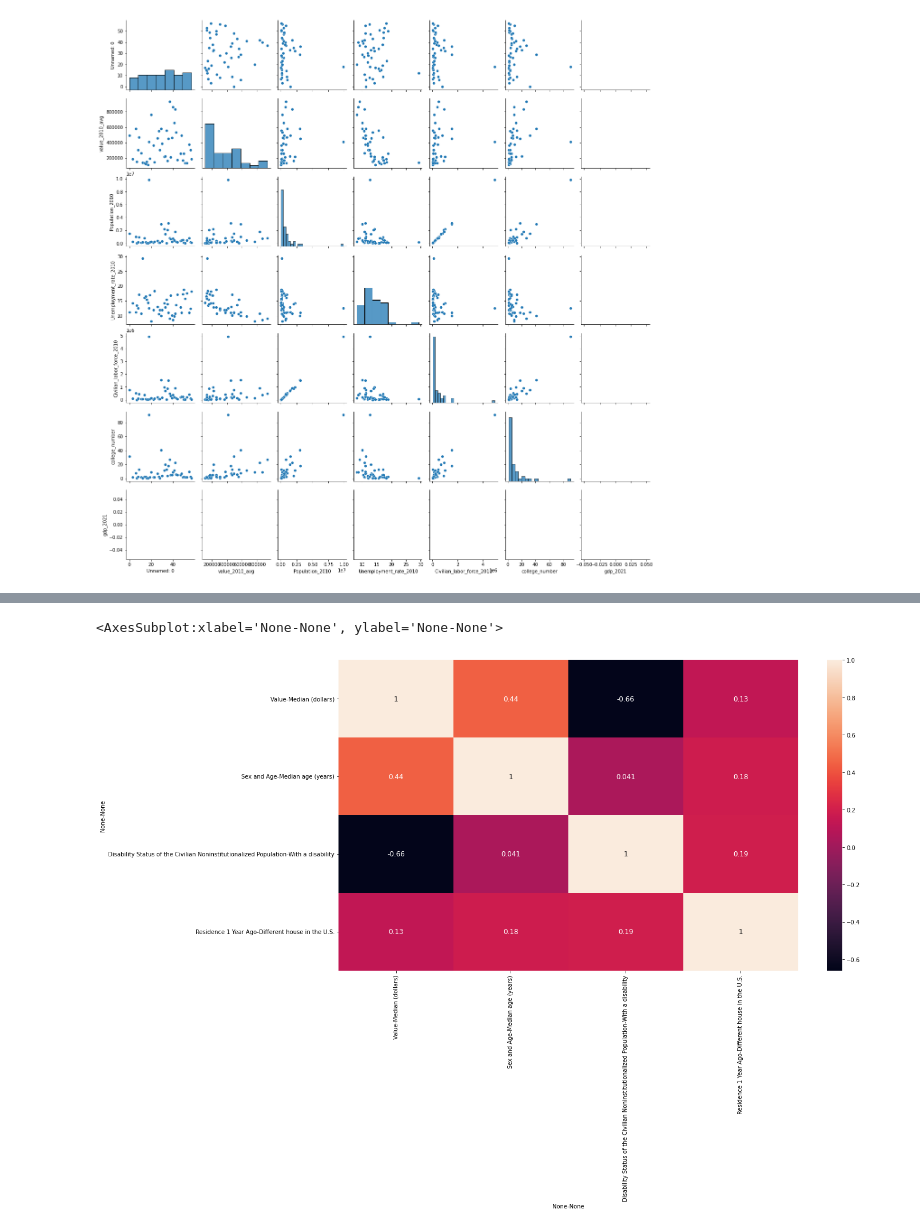
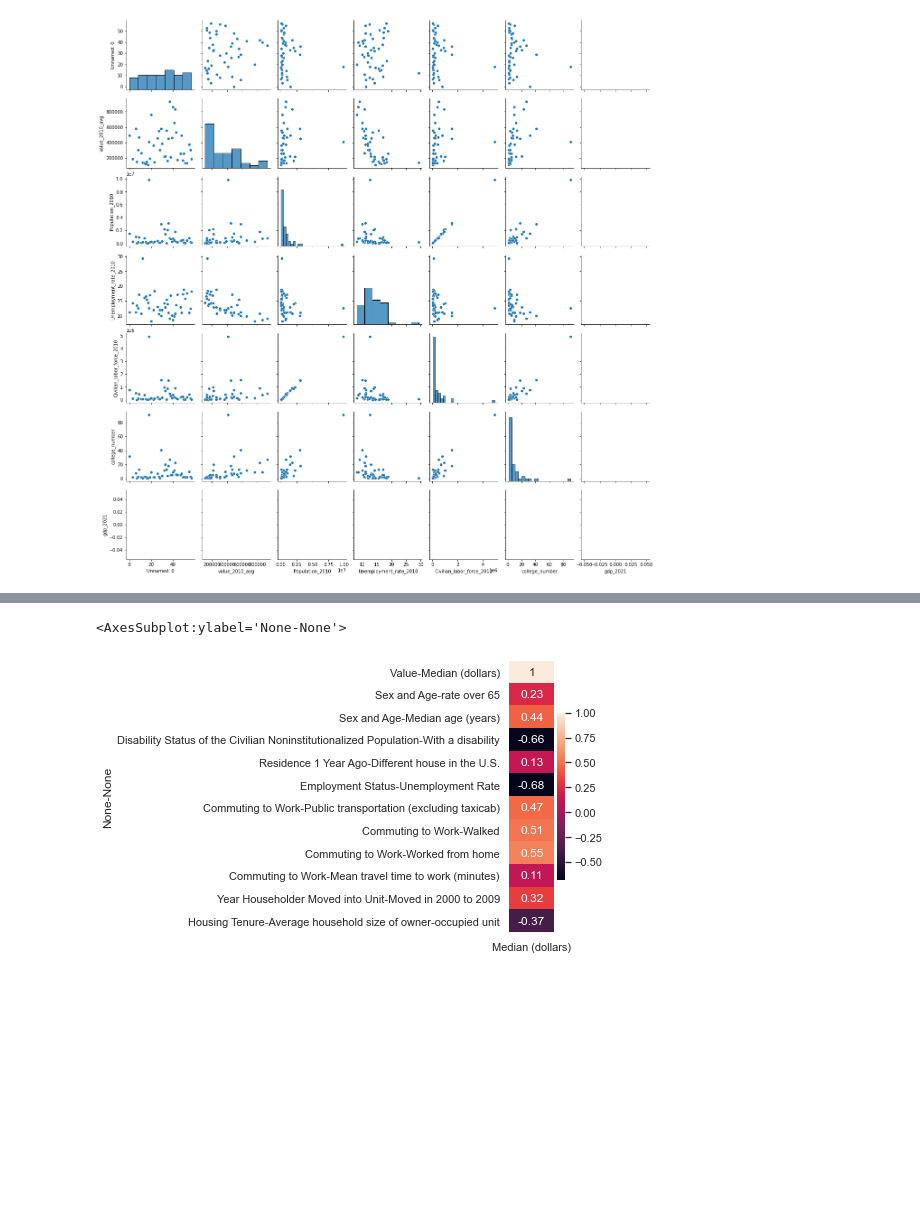
Before and after one commit to JeisonPham/ECE143Project, a Jupyter notebook: coll.ipynb, the cells around one changed output, grey strips where cells are left out. Cells and saved outputs as stored; diff of their text form; code cells hidden in the pictures; blank space fills up the shorter version.

```diff
--- a/coll.ipynb
+++ b/coll.ipynb
@@ -25,8 +25,10 @@ sns.heatmap(corrmat, annot = True, annot_kws={'size': 12})
 # %%
-# import pandas as pd
-df = pd.read_csv(r"C:\Users\kicph\python_code\ECE143\project\ECE143Project\select\2019_data_drp.csv",header = [0,1])
+import pandas as pd
+df = pd.read_csv(r"C:\Users\myros\Downloads\2019_data_drp.csv",header = [0,1])
 # data = df.values # note that the data is array type
 # index1 = list(df.keys()) # title list
 # data = list(map(list, zip(*data))) # map()convert to list
 # data = pd.DataFrame(data, index=index1) # swap row and column
 # data.to_csv(r"C:\Users\kicph\python_code\ECE143\project\ECE143Project\select\2019_data.csv")
+
+df.columns.tolist()
@@ -57,13 +53,16 @@ df
 # %%
 idx = pd.IndexSlice
-data = df.loc[:,[idx['Value','Median (dollars)'],idx['Sex and Age','rate over 65'],idx['Sex and Age','Median age (years)'],idx["Disability Status of the Civilian Noninstitutionalized Population","With a disability"],idx["Residence 1 Year Ago",'Different house in the U.S.']]]
+data = df.loc[:,[idx['Value','Median (dollars)'],idx['Sex and Age','rate over 65'],idx['Sex and Age','Median age (years)'],idx["Disability Status of the Civilian Noninstitutionalized Population","With a disability"],idx["Residence 1 Year Ago",'Different house in the U.S.'],idx['Employment Status','Unemployment Rate'],idx['Commuting to Work','Public transportation (excluding taxicab)'],idx['Commuting to Work','Walked'],idx['Commuting to Work','Worked from home'],idx['Commuting to Work','Mean travel time to work (minutes)'],idx['Year Householder Moved into Unit','Moved in 2000 to 2009'],idx['Housing Tenure','Average household size of owner-occupied unit']]]
 # %%
 import seaborn as sns
 import matplotlib.pyplot as plt
 import numpy as np
 corrmat = data.corr()
-fig, ax = plt.subplots(figsize = (18, 10))
-sns.heatmap(corrmat, annot = True, annot_kws={'size': 12})
+fig, ax = plt.subplots(figsize = (1, 5))
+sns.heatmap(corrmat.loc[:,'Value'], annot = True)
+
+#sns.heatmap(corrmat, annot = True, annot_kws={'size': 12})
+#sns.heatmap(np.array(corrmat.iloc[0,:]).reshape((1,12)), annot = True, annot_kws={'size': 12})
 # %% [output]
-<AxesSubplot:xlabel='None-None', ylabel='None-None'>
+<AxesSubplot:ylabel='None-None'>
-[figure, old version]
+[figure, new version]
```
Also changed, not shown: parts of 28 cells of this notebook.
